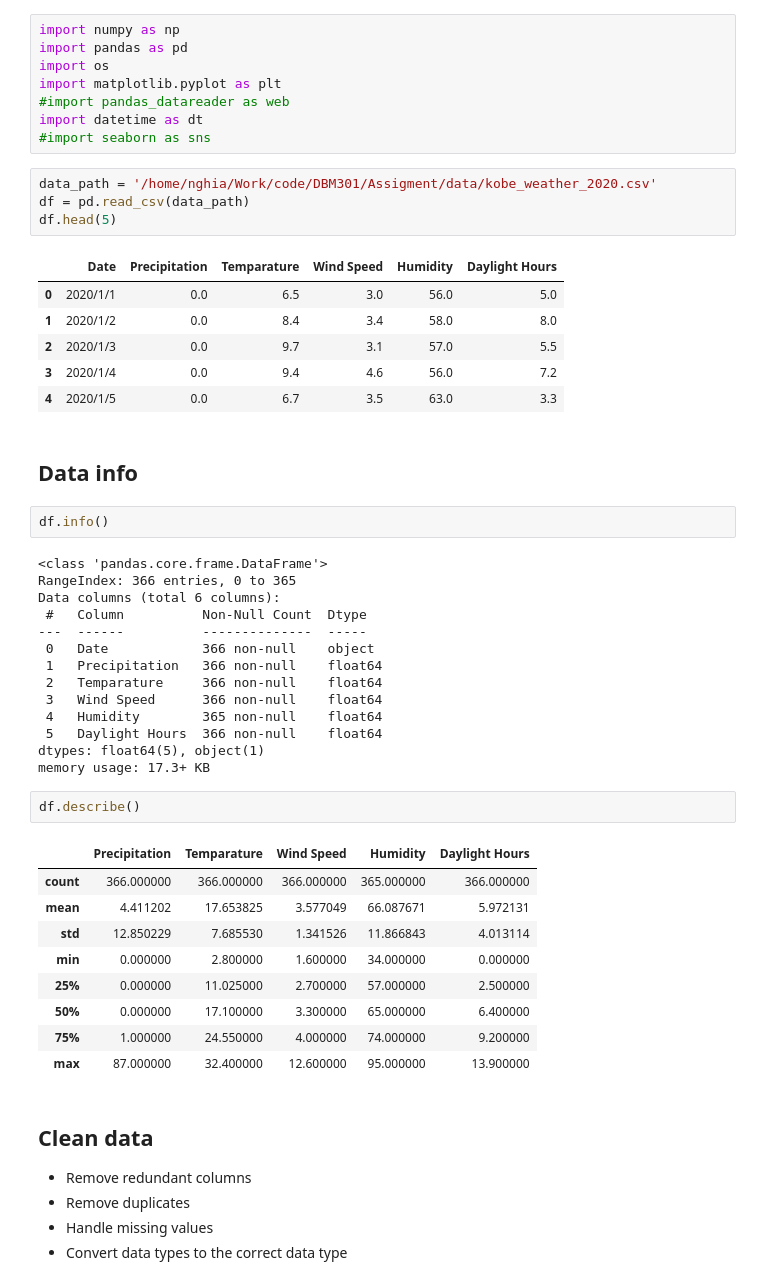
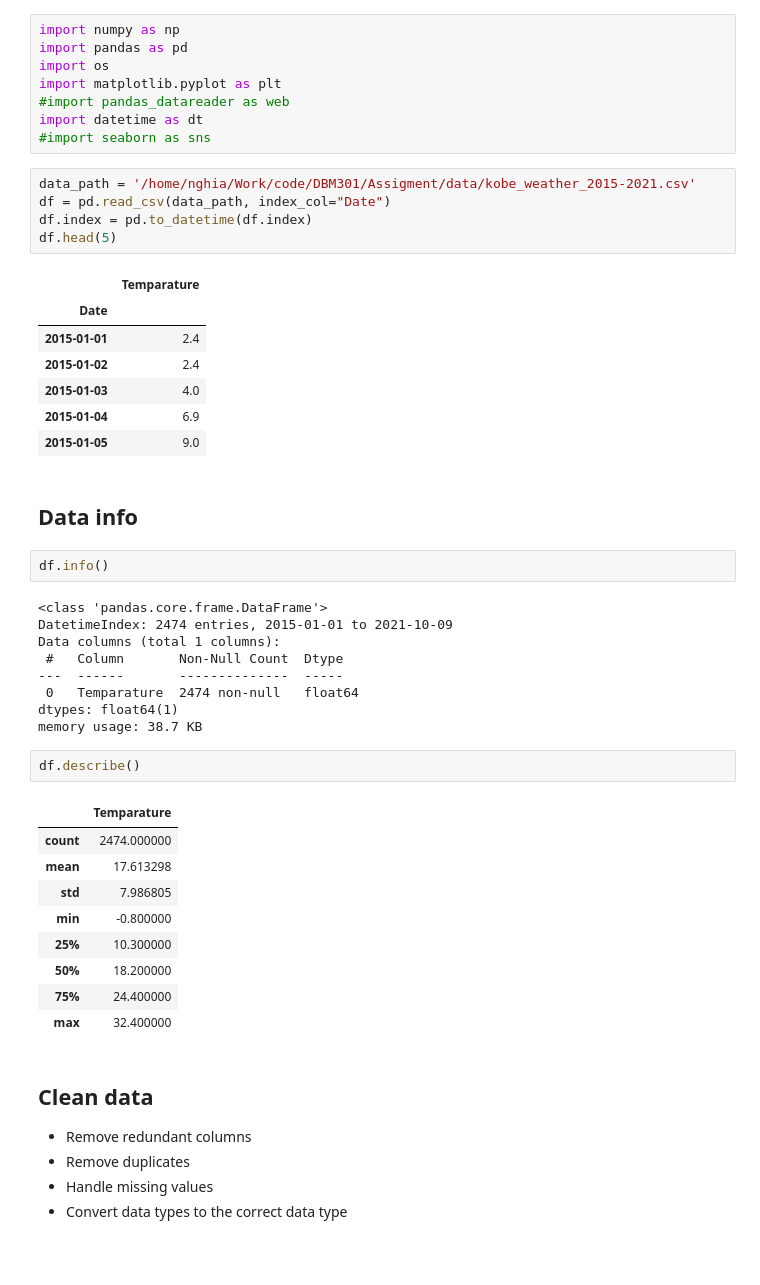
Before and after one commit to nghiavuPrac/DBM301, a Jupyter notebook: Assigment/data_processing.ipynb, the cells around one changed output. Cells and saved outputs as stored; diff of their text form; blank space fills up the shorter version.

```diff
--- a/Assigment/data_processing.ipynb
+++ b/Assigment/data_processing.ipynb
@@ -9,46 +9,43 @@ import matplotlib.pyplot as plt
 import datetime as dt
 #import seaborn as sns
 # %%
-data_path = '/home/nghia/Work/code/DBM301/Assigment/data/kobe_weather_2020.csv'
-df = pd.read_csv(data_path)
+data_path = '/home/nghia/Work/code/DBM301/Assigment/data/kobe_weather_2015-2021.csv'
+df = pd.read_csv(data_path, index_col="Date")
+df.index = pd.to_datetime(df.index)
 df.head(5)
 # %% [output]
-|  | Date | Precipitation | Temparature | Wind Speed | Humidity | Daylight Hours |
-| 0 | 2020/1/1 | 0.0 | 6.5 | 3.0 | 56.0 | 5.0 |
-| 1 | 2020/1/2 | 0.0 | 8.4 | 3.4 | 58.0 | 8.0 |
-| 2 | 2020/1/3 | 0.0 | 9.7 | 3.1 | 57.0 | 5.5 |
-| 3 | 2020/1/4 | 0.0 | 9.4 | 4.6 | 56.0 | 7.2 |
-| 4 | 2020/1/5 | 0.0 | 6.7 | 3.5 | 63.0 | 3.3 |
+|  | Temparature |
+| Date |  |
+| 2015-01-01 | 2.4 |
+| 2015-01-02 | 2.4 |
+| 2015-01-03 | 4.0 |
+| 2015-01-04 | 6.9 |
+| 2015-01-05 | 9.0 |
 # %% [markdown]
 ## Data info
 # %%
 df.info()
 # %% [output]
 <class 'pandas.core.frame.DataFrame'>
-RangeIndex: 366 entries, 0 to 365
-Data columns (total 6 columns):
- #   Column          Non-Null Count  Dtype
----  ------          --------------  -----
- 0   Date            366 non-null    object
- 1   Precipitation   366 non-null    float64
- 2   Temparature     366 non-null    float64
- 3   Wind Speed      366 non-null    float64
- 4   Humidity        365 non-null    float64
- 5   Daylight Hours  366 non-null    float64
-dtypes: float64(5), object(1)
-memory usage: 17.3+ KB
+DatetimeIndex: 2474 entries, 2015-01-01 to 2021-10-09
+Data columns (total 1 columns):
+ #   Column       Non-Null Count  Dtype
+---  ------       --------------  -----
+ 0   Temparature  2474 non-null   float64
+dtypes: float64(1)
+memory usage: 38.7 KB
 # %%
 df.describe()
 # %% [output]
-|  | Precipitation | Temparature | Wind Speed | Humidity | Daylight Hours |
-| count | 366.000000 | 366.000000 | 366.000000 | 365.000000 | 366.000000 |
-| mean | 4.411202 | 17.653825 | 3.577049 | 66.087671 | 5.972131 |
-| std | 12.850229 | 7.685530 | 1.341526 | 11.866843 | 4.013114 |
-| min | 0.000000 | 2.800000 | 1.600000 | 34.000000 | 0.000000 |
-| 25% | 0.000000 | 11.025000 | 2.700000 | 57.000000 | 2.500000 |
-| 50% | 0.000000 | 17.100000 | 3.300000 | 65.000000 | 6.400000 |
-| 75% | 1.000000 | 24.550000 | 4.000000 | 74.000000 | 9.200000 |
-| max | 87.000000 | 32.400000 | 12.600000 | 95.000000 | 13.900000 |
+|  | Temparature |
+| count | 2474.000000 |
+| mean | 17.613298 |
+| std | 7.986805 |
+| min | -0.800000 |
+| 25% | 10.300000 |
+| 50% | 18.200000 |
+| 75% | 24.400000 |
+| max | 32.400000 |
 # %% [markdown]
 ## Clean data
 
```
Also changed, not shown: parts of 19 cells of this notebook, 5 other files.
